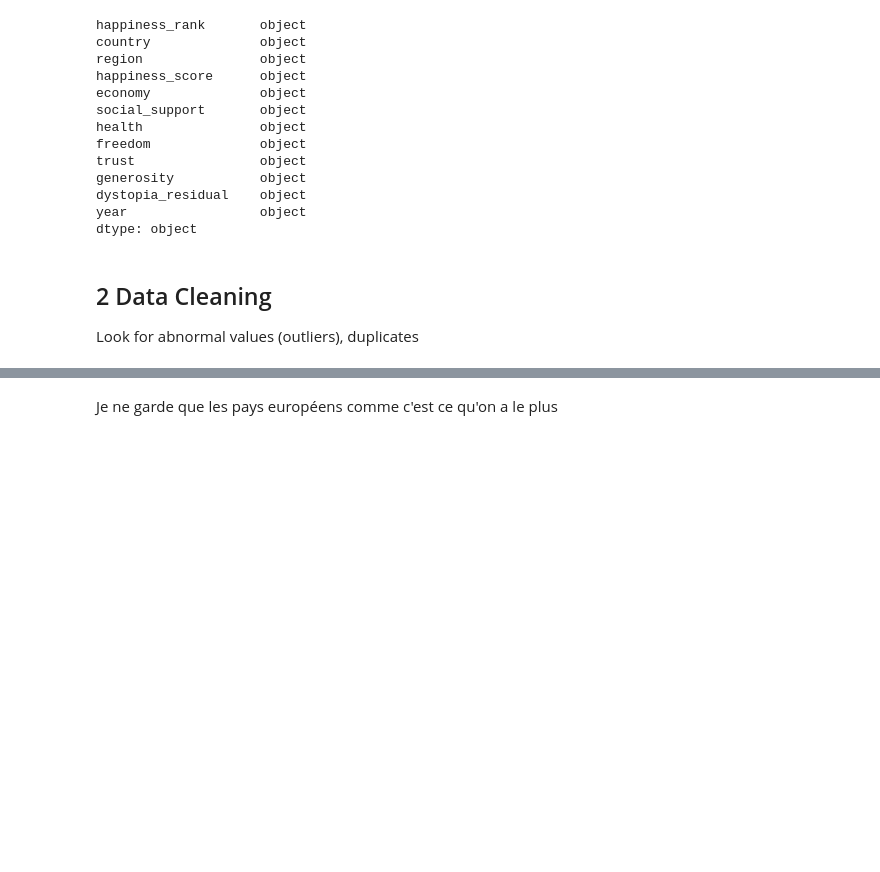
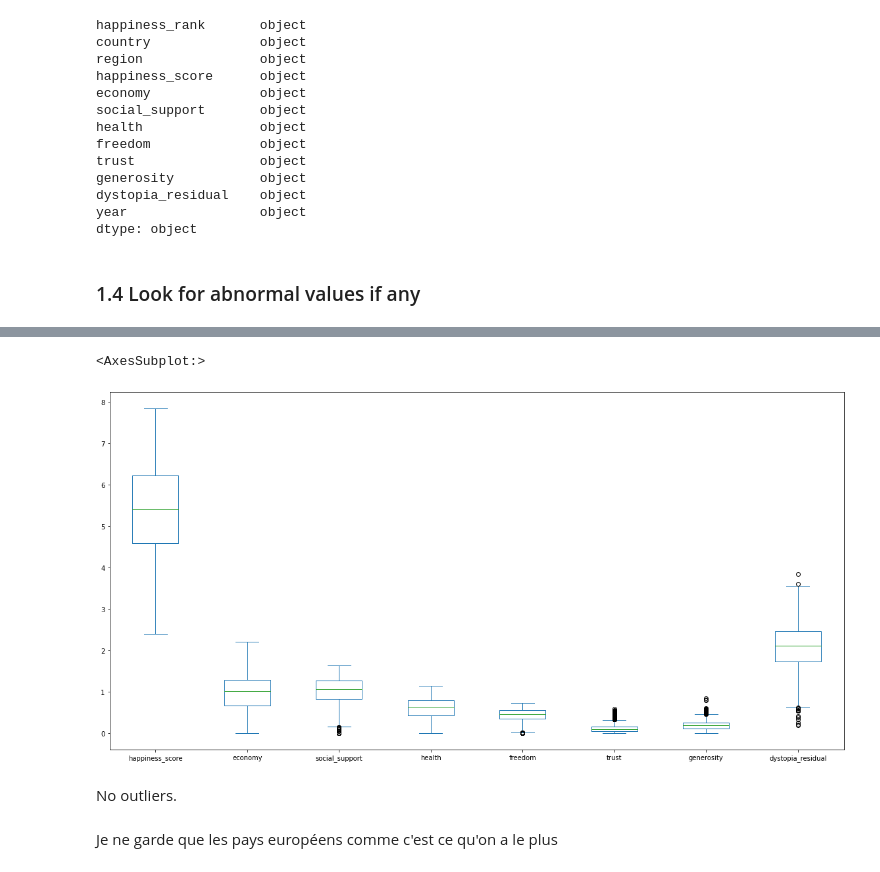
Before and after one commit to elise-chin/dataviz, a Jupyter notebook: data_explo.ipynb, the cells around one changed output, grey strips where cells are left out. Saved outputs shown, nothing was run; the diff lists cells and outputs as text; code cells hidden in the pictures; blank space fills up the shorter version.

Commit message:
Check if any abnormal values

```diff
--- a/data_explo.ipynb
+++ b/data_explo.ipynb
@@ -227,9 +227,7 @@ happiness_df = happiness_df.astype({'happiness_rank': 'Int32',
                                     'dystopia_residual': 'float32',
                                     'year': 'int32'})
 # %% [markdown]
-## 2 Data Cleaning
-
-Look for abnormal values (outliers), duplicates
+### 1.4 Look for abnormal values if any
 # %%
 happiness_df.describe()
 # %% [output]
@@ -242,6 +240,13 @@ happiness_df.describe()
 | 50% | 78.000000 | 5.410500 | 1.013580 | 1.069168 | 0.639427 | 0.458135 | 0.096000 | 0.186984 | ... |
 | 75% | 117.000000 | 6.226225 | 1.295961 | 1.273395 | 0.790795 | 0.559000 | 0.164000 | 0.258494 | ... |
 | max | 158.000000 | 7.842000 | 2.209000 | 1.644000 | 1.141000 | 0.740000 | 0.587000 | 0.838075 | ... |
+# %%
+happiness_df.select_dtypes(include=['float32']).plot(kind="box", figsize=(20,10))
+# %% [output]
+<AxesSubplot:>
+[figure, added]
+# %% [markdown]
+No outliers.
 # %%
 for data in all_data:
     data.rename(columns = {'old_col1':'new_col1', 'old_col2':'new_col2'}, inplace = True)
```
